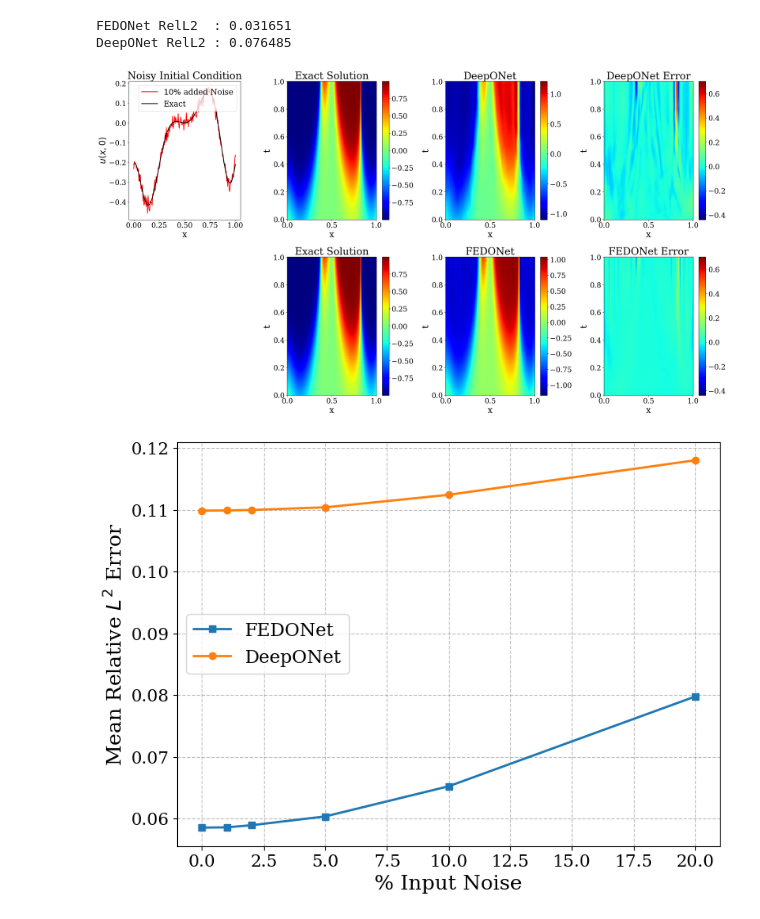
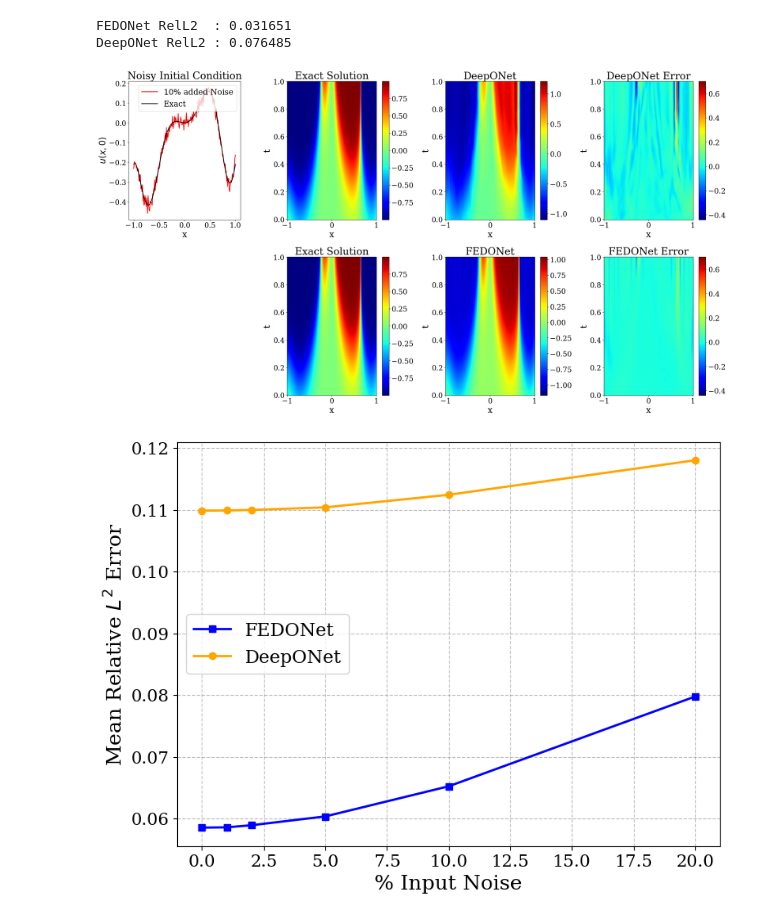
Before and after one commit to as26101999/Fourier-Embedded-DeepONets, a Jupyter notebook: Allen-Cahn/noise_testing_AC.ipynb, the cells around one changed output. Saved outputs shown, nothing was run; the diff lists cells and outputs as text; code cells hidden in the pictures.

```diff
--- a/Allen-Cahn/noise_testing_AC.ipynb
+++ b/Allen-Cahn/noise_testing_AC.ipynb
@@ -810,7 +810,7 @@ initial_condition_noisy[sample_idx] = X_sample_noisy
 full_solution = y_test
 
 # ---- Grid ----
-x = np.linspace(0, 1, true_sample.shape[0])
+x = np.linspace(-1, 1, true_sample.shape[0])
 t = np.linspace(0, 1, true_sample.shape[1])
 XX, TT = np.meshgrid(x, t, indexing='xy')
 
@@ -905,7 +905,7 @@ plt.show()
 # %% [output]
 FEDONet RelL2  : 0.031651
 DeepONet RelL2 : 0.076485
-[figure, old version]
+[figure, new version]
 # %%
 import matplotlib as mpl
 
@@ -920,36 +920,36 @@ def set_plot_params():
     mpl.rcParams['xtick.labelsize'] = 12
     mpl.rcParams['ytick.labelsize'] = 12
     mpl.rcParams['legend.fontsize'] = 12
     mpl.rcParams['grid.linestyle'] = '--'
     mpl.rcParams['grid.color'] = 'gray'
     mpl.rcParams['grid.alpha'] = 0.5
     mpl.rcParams['image.cmap'] = 'viridis'
 
 set_plot_params()
 
 plt.rcParams.update({
     'font.size': 16,
     'axes.titlesize': 21,
     'axes.labelsize': 18,
     'xtick.labelsize': 15,
     'ytick.labelsize': 15,
     'legend.fontsize': 16
 })
 
 plt.figure(figsize=(8, 6))
 
-plt.plot(noise_percent, fedo_rel_l2, marker='s', label='FEDONet')
-plt.plot(noise_percent, vanilla_rel_l2, marker='o', label='DeepONet')
+plt.plot(noise_percent, fedo_rel_l2, marker='s', color = 'blue',label='FEDONet')
+plt.plot(noise_percent, vanilla_rel_l2, marker='o', color = 'orange', label='DeepONet')
 
 plt.xlabel("% Input Noise")
 plt.ylabel("Mean Relative $L^2$ Error")
 plt.grid(True)
 plt.legend(loc='center left')
 
 plt.tight_layout()
 plt.show()
 # %% [output]
-[figure, old version]
+[figure, new version]
 # %%
 import matplotlib.pyplot as plt
 import numpy as np
```
Also changed, not shown: parts of 2 cells of this notebook.
